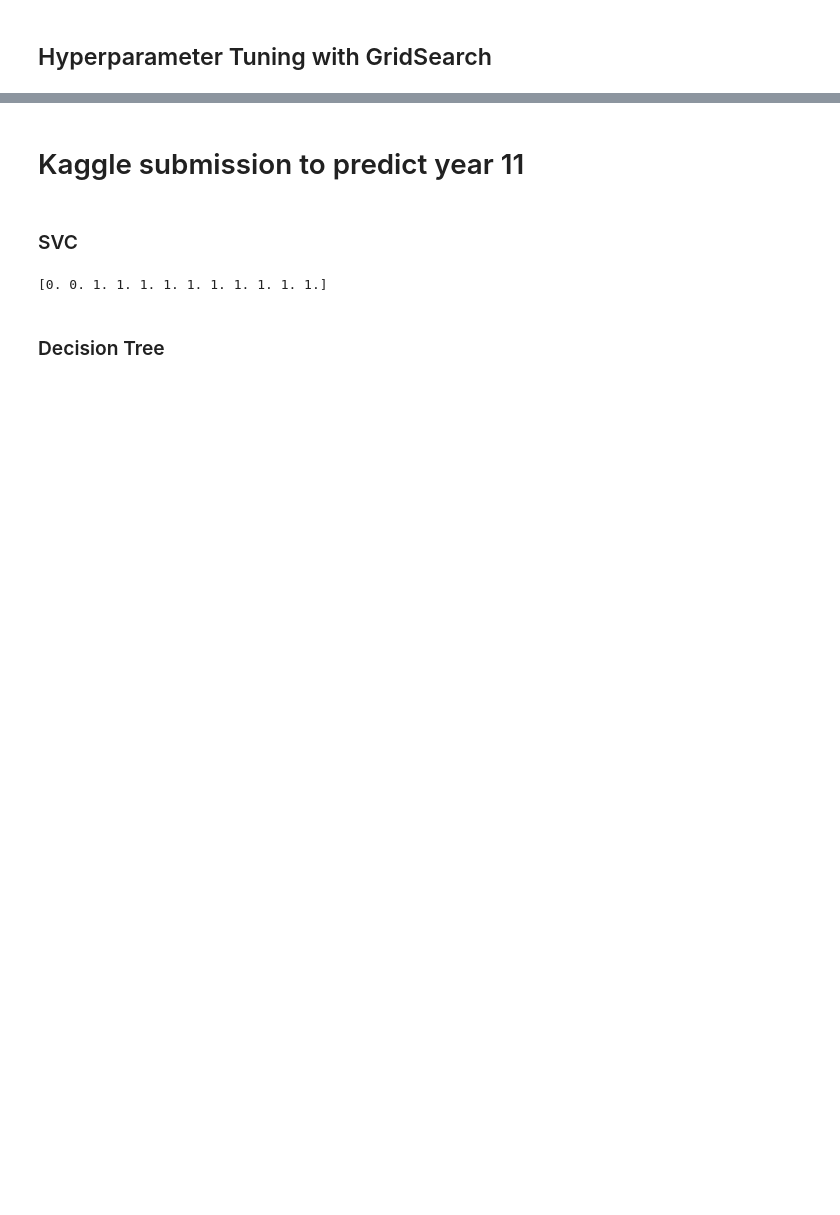
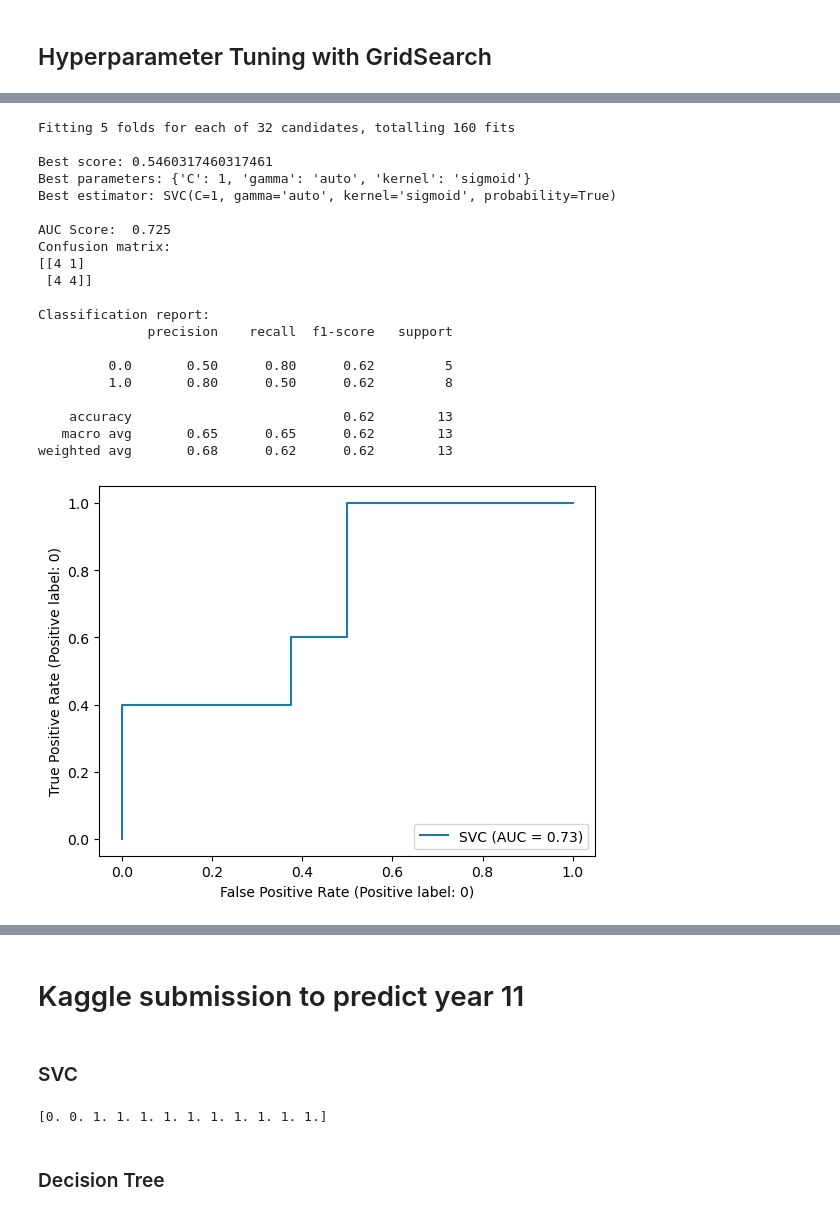
Before and after one commit to malu1608/AC, a Jupyter notebook: main.ipynb, the cells around one changed output, grey strips where cells are left out. Cells and saved outputs as stored; diff of their text form; code cells hidden in the pictures; blank space fills up the shorter version.

```diff
--- a/main.ipynb
+++ b/main.ipynb
@@ -590,0 +626,34 @@ Testing Year: 10
+# %%
+
+def grid_search(model, parameter_grid):
+
+    grid_search = GridSearchCV(model,
+                               param_grid=parameter_grid,
+                               scoring='roc_auc',
+                               cv=5,
+                               verbose=2,
+                               n_jobs=-1,
+                               refit=True)
+
+    grid_search.fit(X_train, y_train)
+
+    print(f"\nBest score: {grid_search.best_score_}")
+    print(f"Best parameters: {grid_search.best_params_}")
+    print(f"Best estimator: {grid_search.best_estimator_}")
+
+    best_model = grid_search.best_estimator_
+    best_model = grid_search.best_estimator_
+    best_model_pred = best_model.predict(X_test)
+
+    best_model_pred_proba = best_model.predict_proba(X_test)[:, -1]
+
+    # Metrics
+    print("\nAUC Score: ", metrics.roc_auc_score(y_test, best_model_pred_proba))
+    print(f"Confusion matrix:\n{metrics.confusion_matrix(y_test, best_model_pred)}\n")
+    print(f"Classification report:\n{metrics.classification_report(y_test, best_model_pred)}\n")
+
+    metrics.plot_roc_curve(best_model, X_test, y_test, pos_label=0)
+    #plt.savefig(f"{algorithm}.png")
+    plt.show
+
+    return best_model,best_model_pred
@@ -590,0 +666,31 @@ Testing Year: 10
+# %%
+model = SVC(probability=True)
+param_grid = {
+    'C': [0.1, 1, 10, 100],
+    'kernel': ['linear', 'poly', 'rbf', 'sigmoid'],
+    'gamma': ['scale', 'auto']
+}
+
+svm,pred = grid_search(model, param_grid)
+# %% [output]
+Fitting 5 folds for each of 32 candidates, totalling 160 fits
+
+Best score: 0.5460317460317461
+Best parameters: {'C': 1, 'gamma': 'auto', 'kernel': 'sigmoid'}
+Best estimator: SVC(C=1, gamma='auto', kernel='sigmoid', probability=True)
+
+AUC Score:  0.725
+Confusion matrix:
+[[4 1]
+ [4 4]]
+
+Classification report:
+              precision    recall  f1-score   support
+
+         0.0       0.50      0.80      0.62         5
+         1.0       0.80      0.50      0.62         8
+
+    accuracy                           0.62        13
+   macro avg       0.65      0.65      0.62        13
+weighted avg       0.68      0.62      0.62        13
+[figure, added]
```
Also changed, not shown: parts of 19 cells of this notebook, 2 other files.
